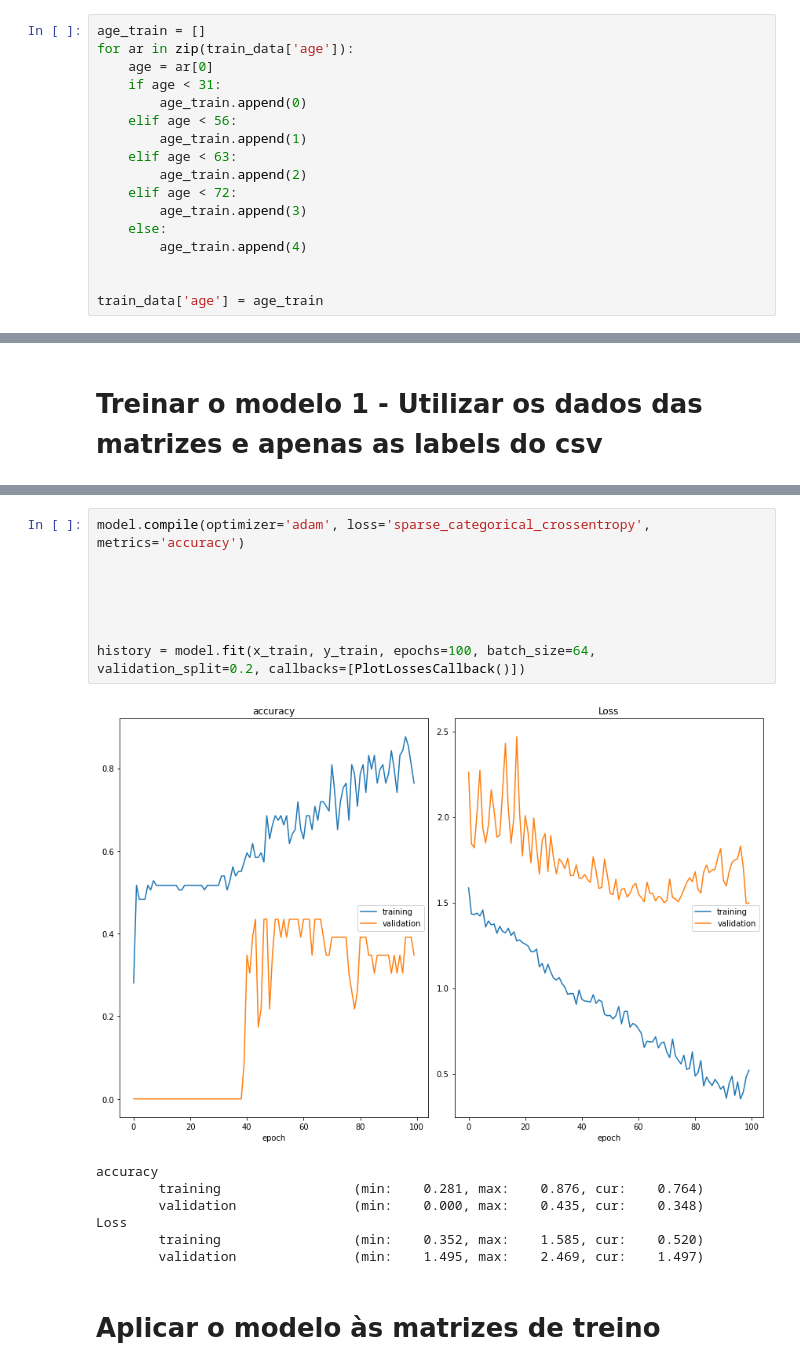
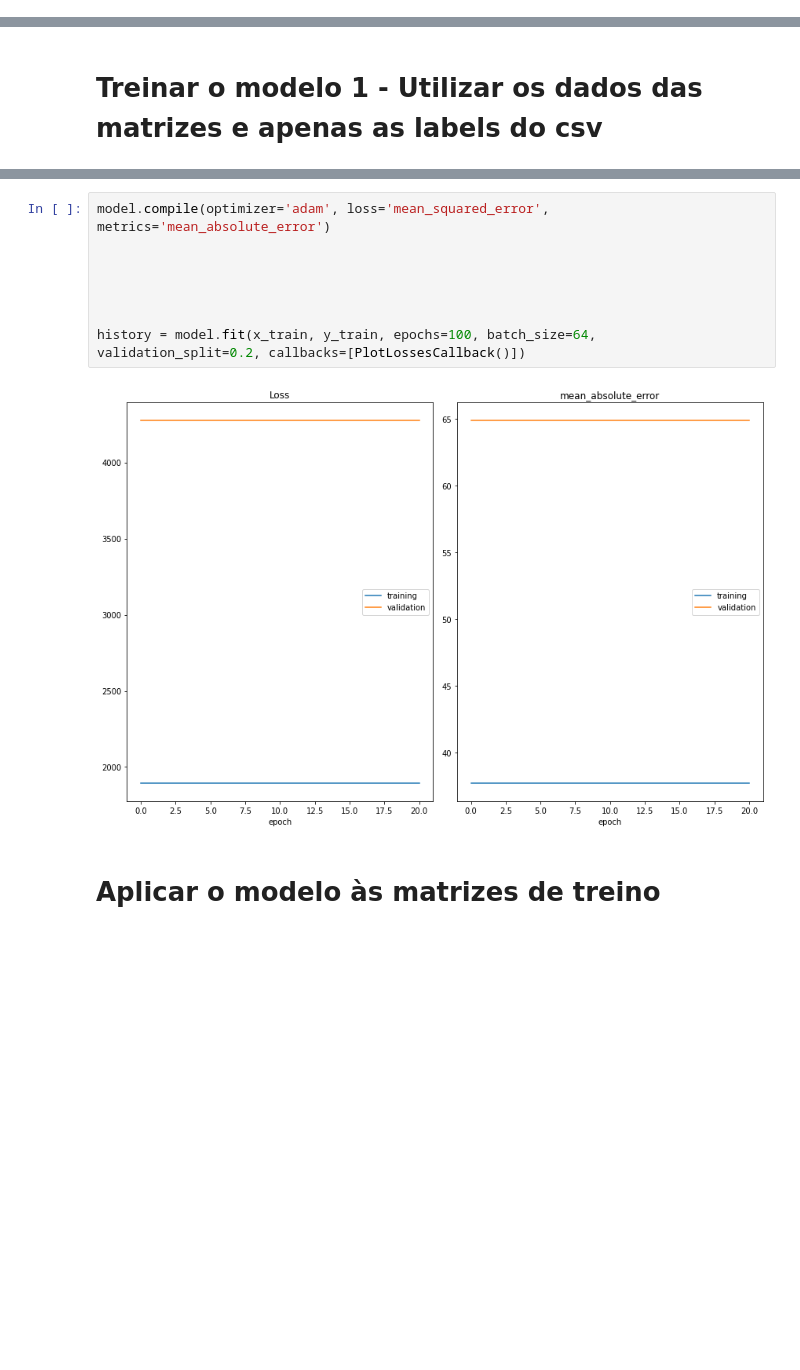
Before and after one commit to benjamimcoelho/AprendizagemProfunda, a Jupyter notebook: notebooks/abordagem3.ipynb, the cells around one changed output, grey strips where cells are left out. Cells and saved outputs as stored; diff of their text form; blank space fills up the shorter version.

```diff
--- a/notebooks/abordagem3.ipynb
+++ b/notebooks/abordagem3.ipynb
@@ -68,20 +68,3 @@ import matplotlib.pyplot as plt
 [figure]
 # %% [markdown]
 # Tratar Dados
-# %%
-age_train = []
-for ar in zip(train_data['age']):
-    age = ar[0]
-    if age < 31:
-        age_train.append(0)
-    elif age < 56:
-        age_train.append(1)
-    elif age < 63:
-        age_train.append(2)
-    elif age < 72:
-        age_train.append(3)
-    else:
-        age_train.append(4)
-
-
-train_data['age'] = age_train
@@ -238,20 +264,14 @@ Non-trainable params: 0
 _________________________________________________________________
 # %%
-model.compile(optimizer='adam', loss='sparse_categorical_crossentropy', metrics='accuracy')
+model.compile(optimizer='adam', loss='mean_squared_error', metrics='mean_absolute_error')
 
 
 
 
 
 history = model.fit(x_train, y_train, epochs=100, batch_size=64, validation_split=0.2, callbacks=[PlotLossesCallback()])
 # %% [output]
-[figure, old version]
+[figure, new version]
-accuracy
-        training                 (min:    0.281, max:    0.876, cur:    0.764)
-        validation               (min:    0.000, max:    0.435, cur:    0.348)
-Loss
-        training                 (min:    0.352, max:    1.585, cur:    0.520)
-        validation               (min:    1.495, max:    2.469, cur:    1.497)
 # %% [markdown]
 # Aplicar o modelo às matrizes de treino
 # %%
```
Also changed, not shown: parts of 11 cells of this notebook, 3 other files.
